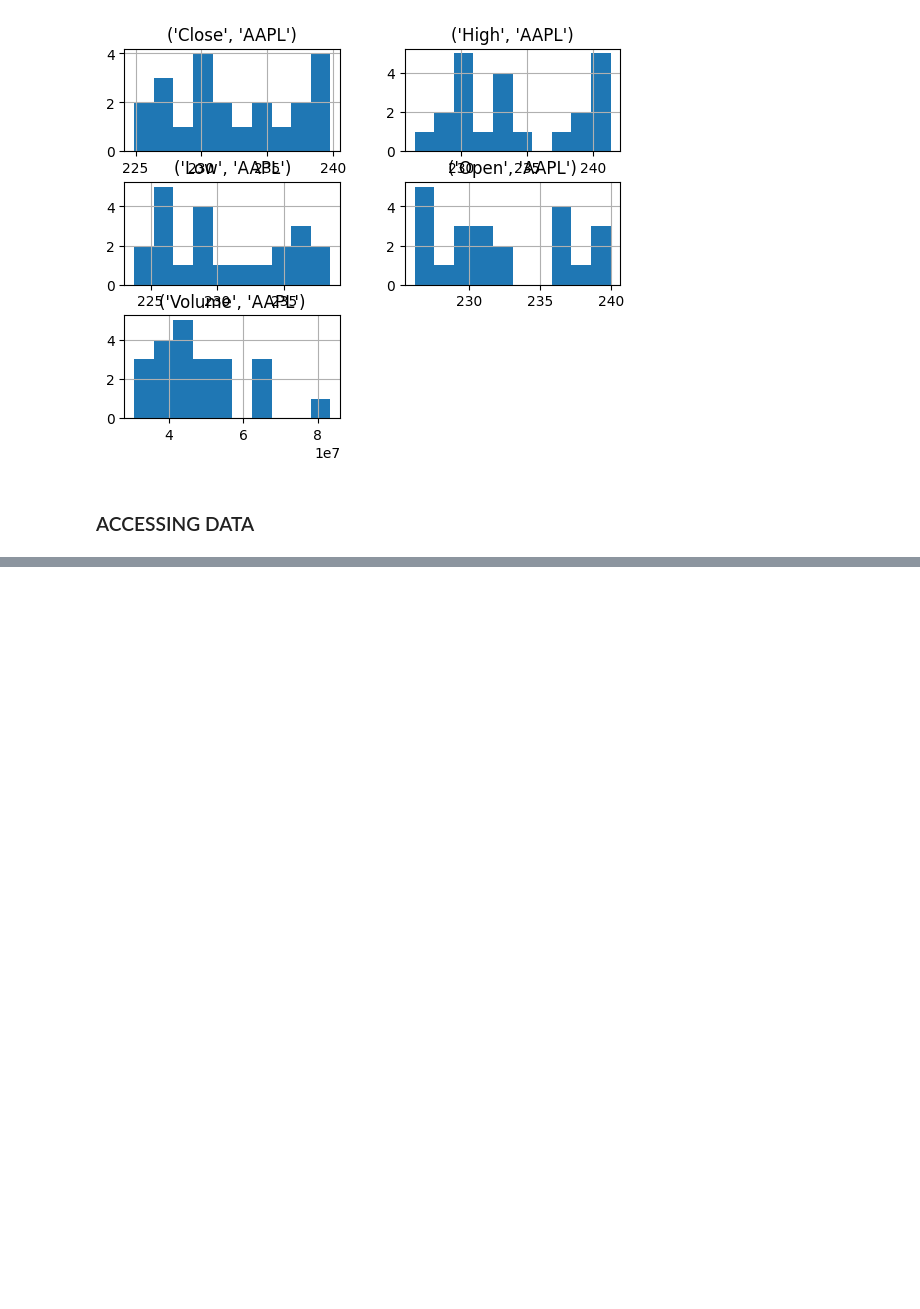
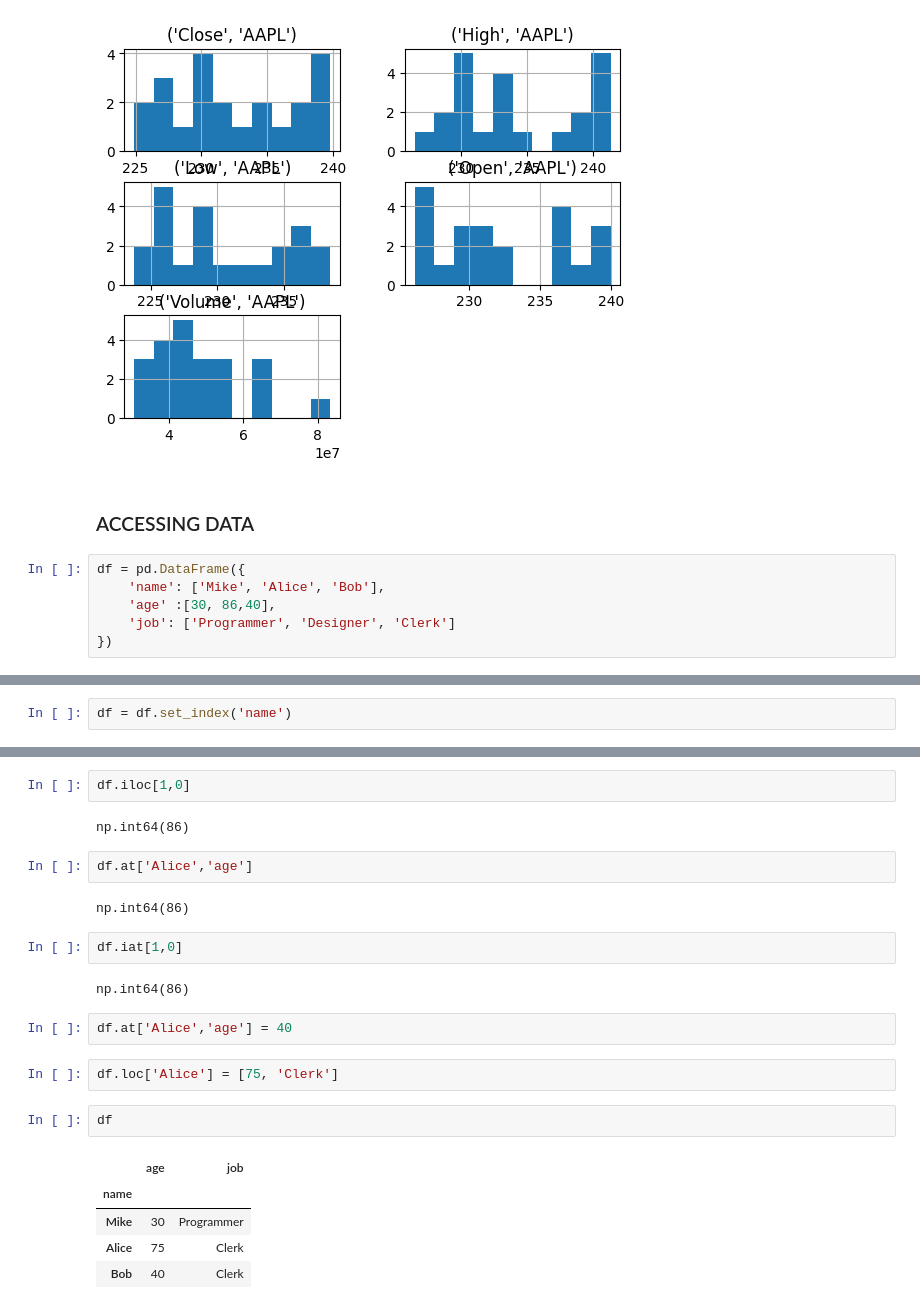
Before and after one commit to avnisinngh/PANDAS, a Jupyter notebook: BASICS_01/basics_01.ipynb, the cells around one changed output, grey strips where cells are left out. Drawn from its saved outputs; the diff is of its cells as text; blank space fills up the shorter version.

```diff
--- a/BASICS_01/basics_01.ipynb
+++ b/BASICS_01/basics_01.ipynb
@@ -293,3 +293,9 @@ array([[<Axes: title={'center': "('Close', 'AAPL')"}>,
 [figure]
 # %% [markdown]
 ### ACCESSING DATA
+# %%
+df = pd.DataFrame({
+    'name': ['Mike', 'Alice', 'Bob'],
+    'age' :[30, 86,40],
+    'job': ['Programmer', 'Designer', 'Clerk']
+})
@@ -295,0 +309,2 @@ array([[<Axes: title={'center': "('Close', 'AAPL')"}>,
+# %%
+df = df.set_index('name')
@@ -295,0 +315,24 @@ array([[<Axes: title={'center': "('Close', 'AAPL')"}>,
+# %%
+df.iloc[1,0]
+# %% [output]
+np.int64(86)
+# %%
+df.at['Alice','age']
+# %% [output]
+np.int64(86)
+# %%
+df.iat[1,0]
+# %% [output]
+np.int64(86)
+# %%
+df.at['Alice','age'] = 40
+# %%
+df.loc['Alice'] = [75, 'Clerk']
+# %%
+df
+# %% [output]
+|  | age | job |
+| name |  |  |
+| Mike | 30 | Programmer |
+| Alice | 75 | Clerk |
+| Bob | 40 | Clerk |
```
Also changed, not shown: parts of 4 cells of this notebook.
